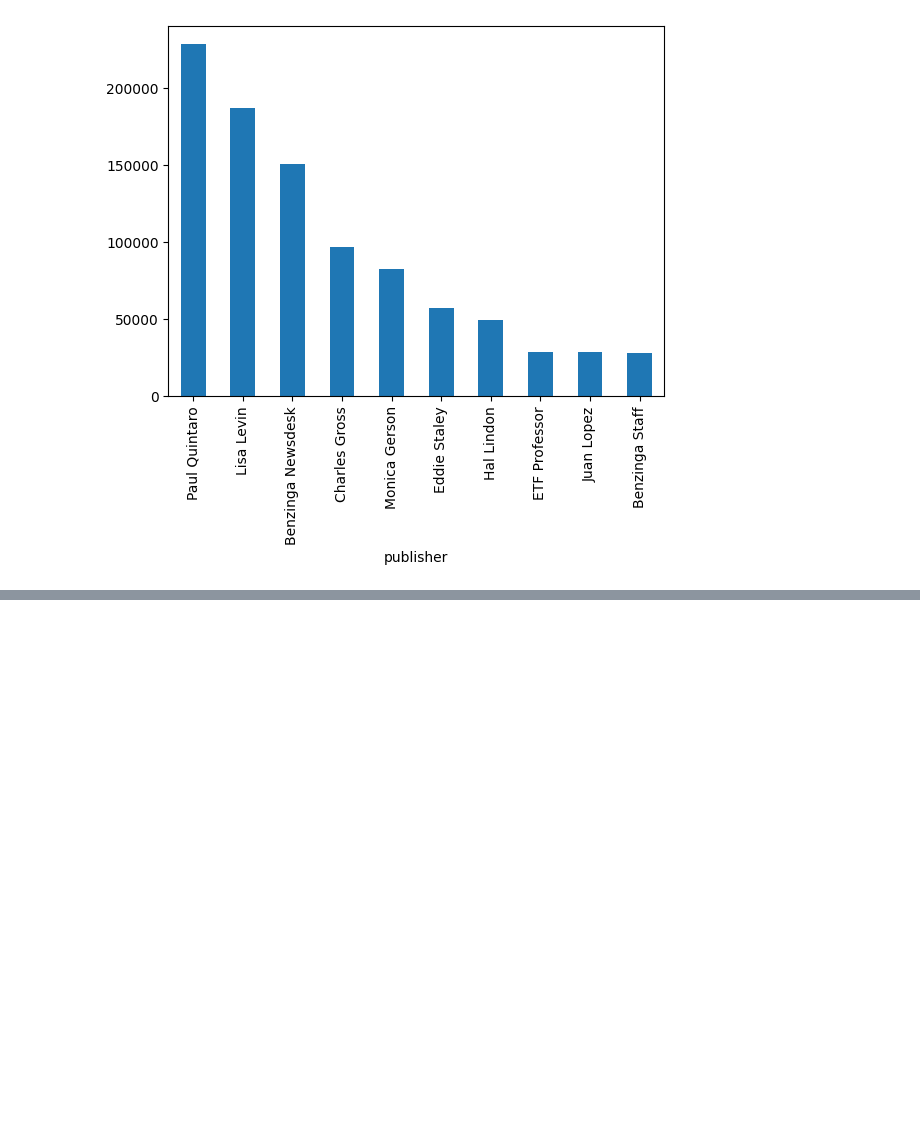
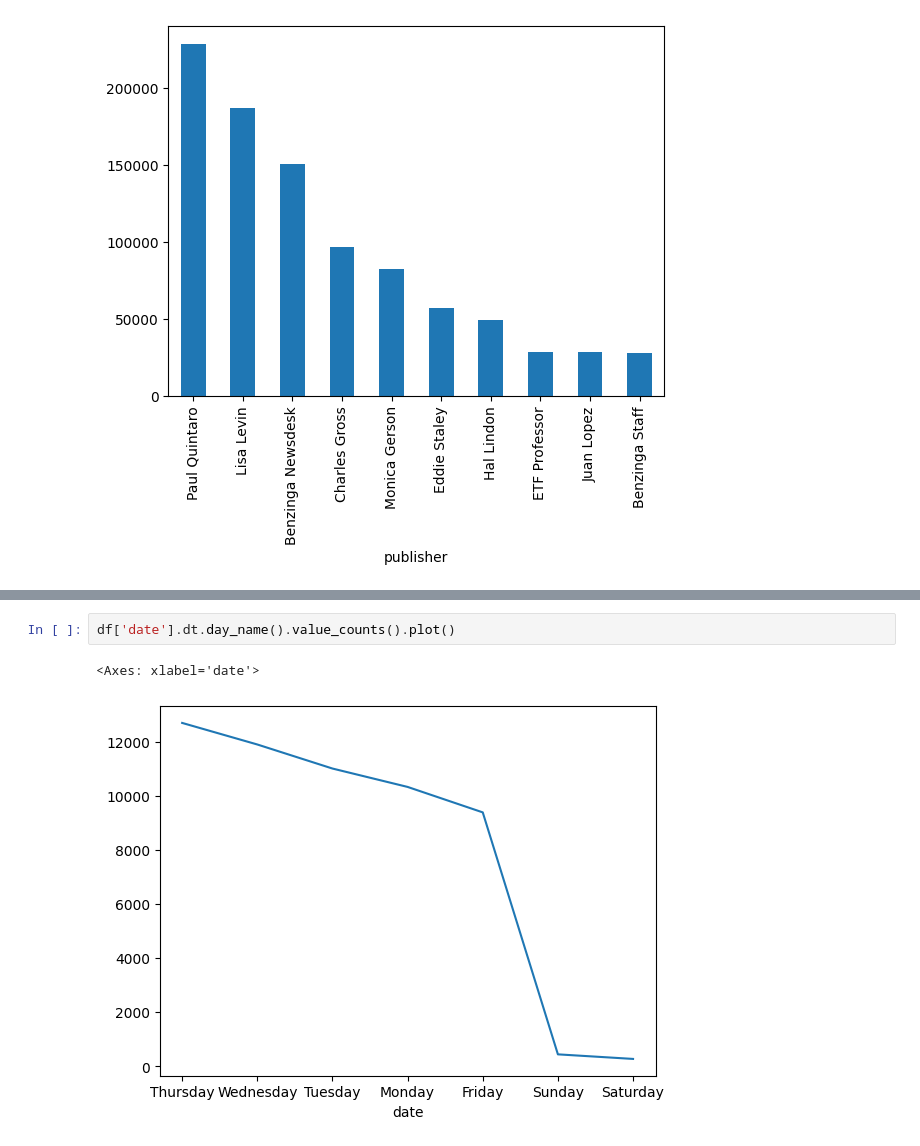
Before and after one commit to anteneh24/nova-financial-analysis, a Jupyter notebook: notebooks/first.ipynb, the cells around one changed output, grey strips where cells are left out. Drawn from its saved outputs; the diff is of its cells as text; blank space fills up the shorter version.

```diff
--- a/notebooks/first.ipynb
+++ b/notebooks/first.ipynb
@@ -65,0 +93,5 @@ df['publisher'].value_counts().head(10).plot(kind='bar')
+# %%
+df['date'].dt.day_name().value_counts().plot()
+# %% [output]
+<Axes: xlabel='date'>
+[figure, added]
```
Also changed, not shown: parts of 4 cells of this notebook.
